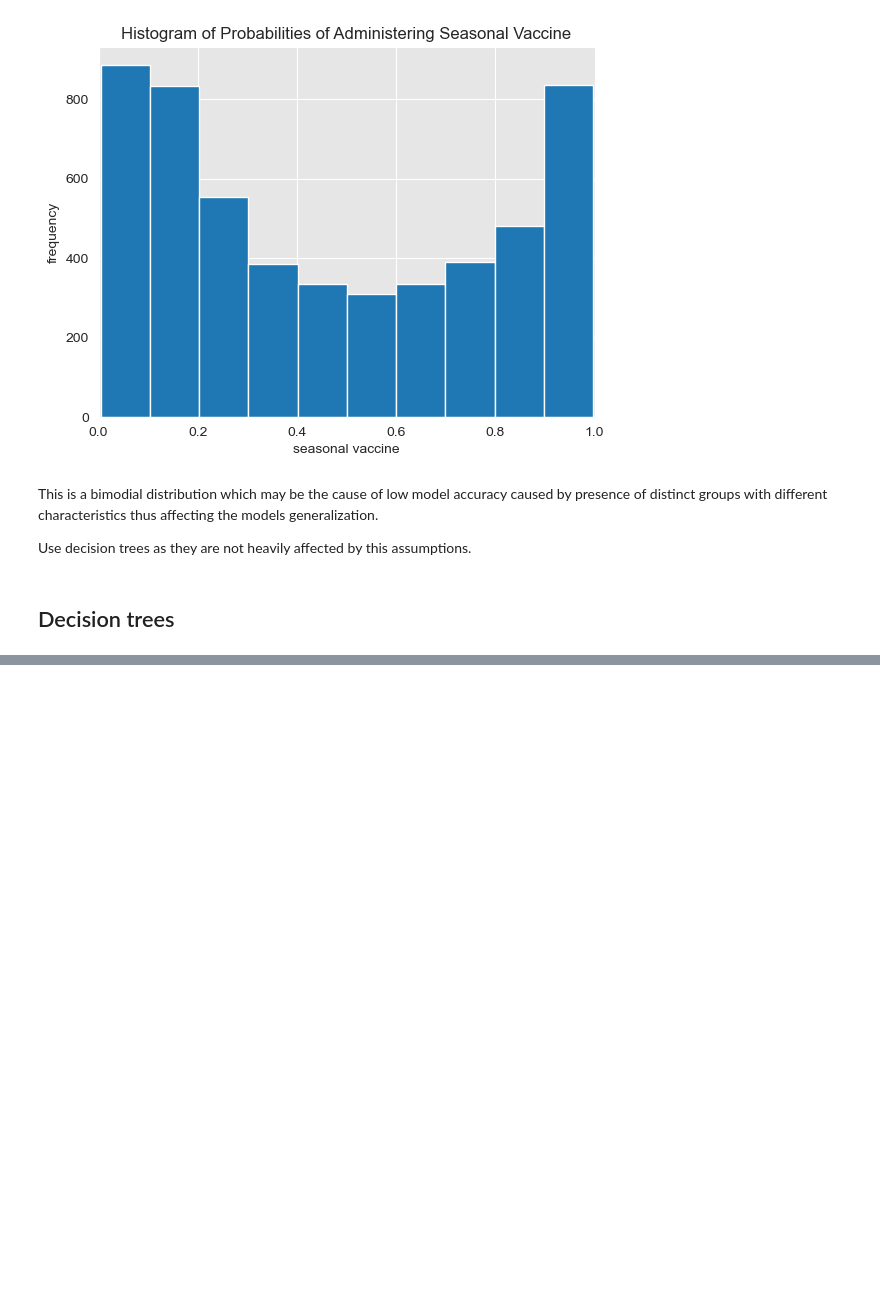
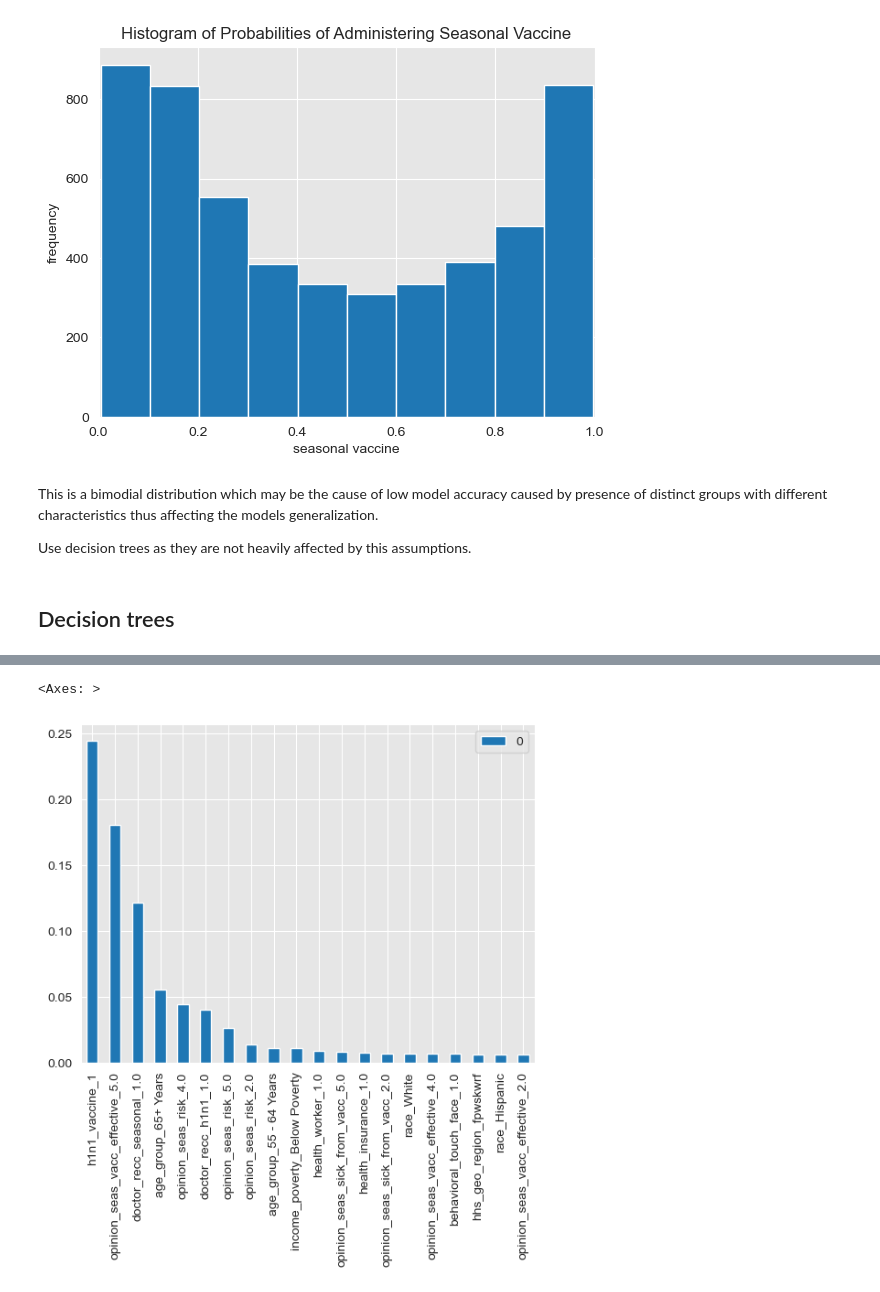
Before and after one commit to AwuorJ/Machine_Learning_Analysis_of_Gaps_in_Africas_Global_Health_Crisis_Response, a Jupyter notebook: workbook.ipynb, the cells around one changed output, grey strips where cells are left out. Saved outputs shown, nothing was run; the diff lists cells and outputs as text; code cells hidden in the pictures; blank space fills up the shorter version.

```diff
--- a/workbook.ipynb
+++ b/workbook.ipynb
@@ -783,0 +871,4 @@ Use decision trees as they are not heavily affected by this assumptions.
+# %%
+feature_names = X.columns
+feature_relevance = pd.DataFrame(clf.feature_importances_, index= feature_names).sort_values(0, ascending= False)
+feature_relevance.head(20)
@@ -783,0 +893,5 @@ Use decision trees as they are not heavily affected by this assumptions.
+# %%
+feature_relevance.head(20).plot(kind= 'bar')
+# %% [output]
+<Axes: >
+[figure, added]
```
Also changed, not shown: parts of 14 cells of this notebook.
